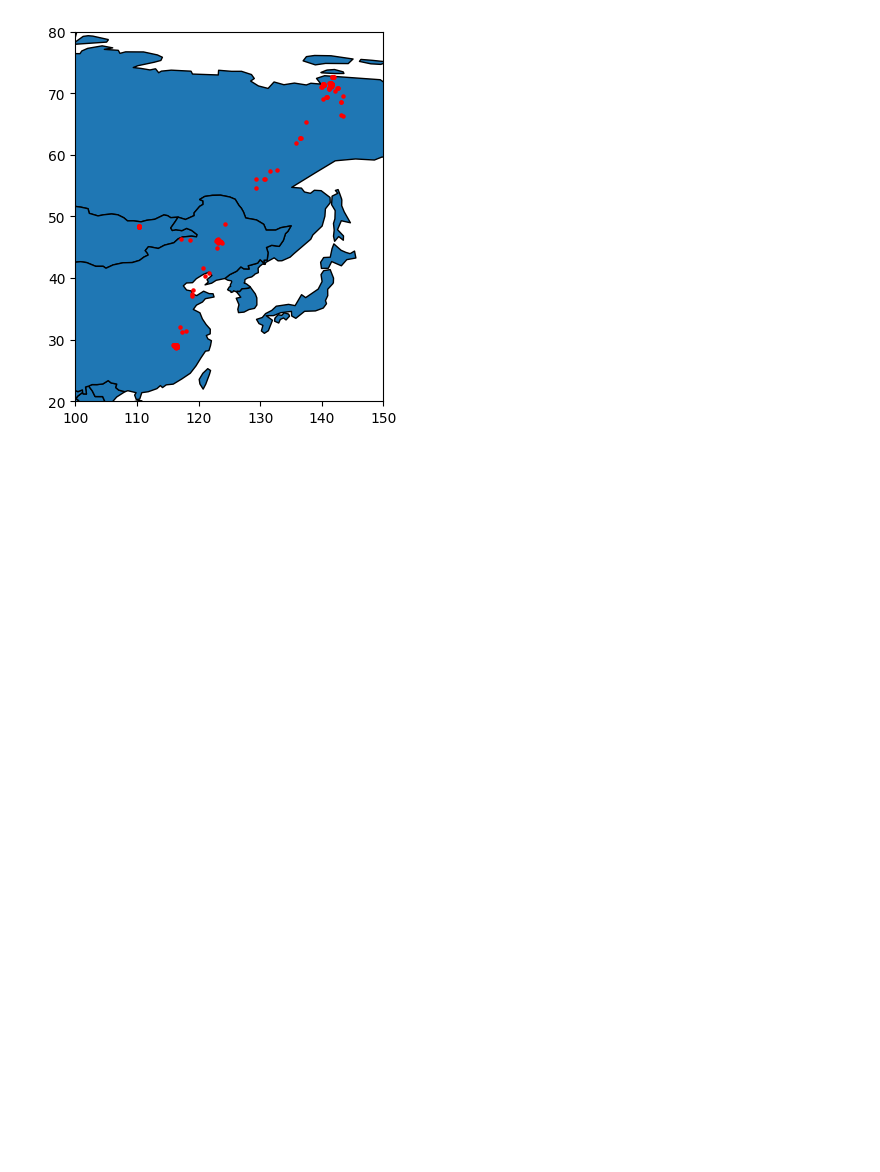
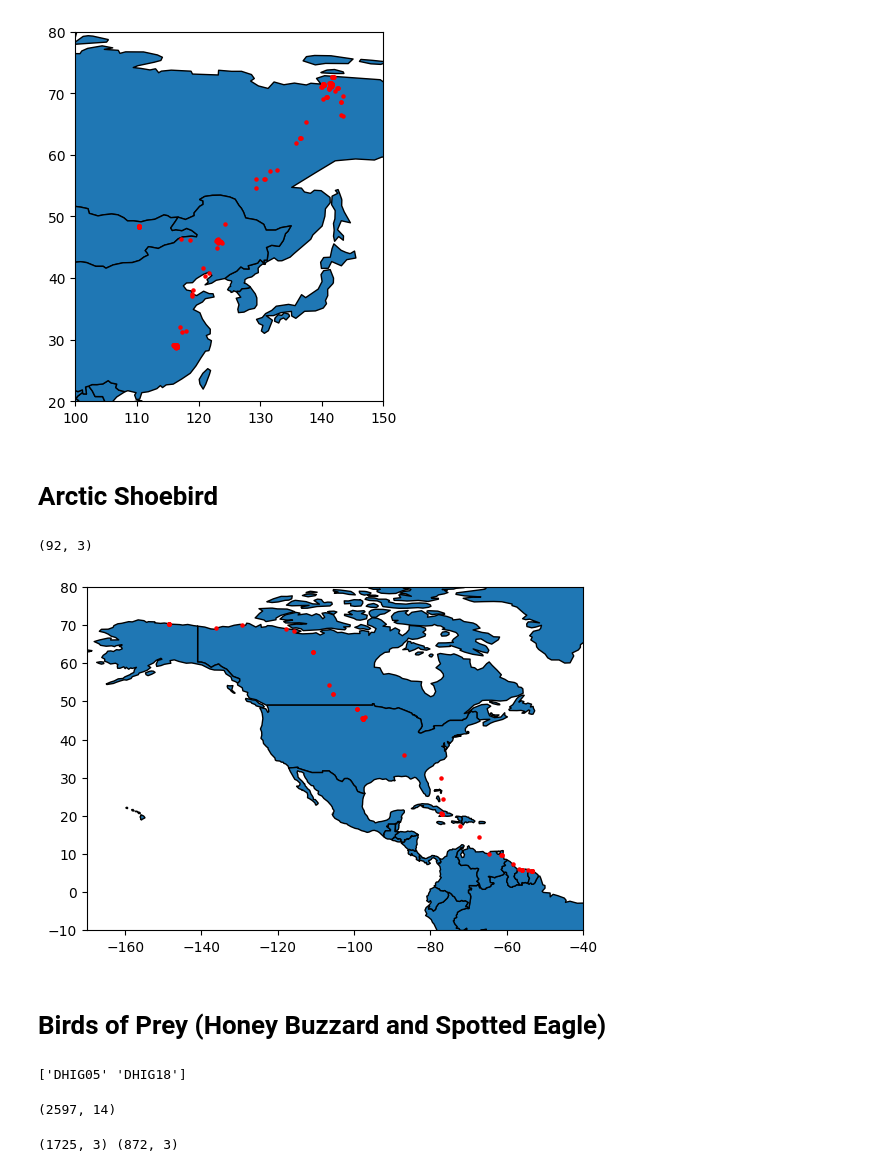
Before and after one commit to YYashraj/Bird-MIgration-Network, a Jupyter notebook: Just Some Exploration/Movebank/construct.ipynb, the cells around one changed output. Saved outputs shown, nothing was run; the diff lists cells and outputs as text; code cells hidden in the pictures; blank space fills up the shorter version.

Commit message:
BirdsOfPrey added

```diff
--- a/Just Some Exploration/Movebank/construct.ipynb
+++ b/Just Some Exploration/Movebank/construct.ipynb
@@ -257,3 +257,22 @@ plt.show()
 # %%
 file_path = os.path.join(folder_path, "Siberian-Crane.csv")
 df_sibcrane.to_csv(file_path, index=False)
+# %% [markdown]
+# Arctic Shoebird
+# %%
+df_shoebird = pd.read_csv('Arctic shorebird migration tracking study - Semipalmated Sandpiper.csv')
+df_shoebird = df_shoebird[['timestamp', 'location-long', 'location-lat']]
+df_shoebird.shape
+# %% [output]
+(92, 3)
+# %%
+gdf = gpd.GeoDataFrame(df_shoebird, geometry=gpd.points_from_xy(df_shoebird['location-long'], df_shoebird['location-lat']))
+world = gpd.read_file(gpd.datasets.get_path('naturalearth_lowres'))
+base = world.plot(edgecolor='black')
+gdf.plot(ax=base, marker='o', color='red', markersize=5)
+
+plt.xlim(-170, -40)
+plt.ylim(-10, 80)
+plt.show()
+# %% [output]
+[figure, added]
@@ -259,0 +283,18 @@ df_sibcrane.to_csv(file_path, index=False)
+# %% [markdown]
+# Birds of Prey (Honey Buzzard and Spotted Eagle)
+# %%
+df_bop = pd.read_csv('Birds of prey Lithuania GPS 2014.csv')
+print(df_bop['tag-local-identifier'].unique())
+df_bop.shape
+# %% [output]
+['DHIG05' 'DHIG18']
+(2597, 14)
+# %%
+df_buz = df_bop[df_bop['tag-local-identifier'] == "DHIG05"]
+df_eag = df_bop[df_bop['tag-local-identifier'] == "DHIG18"]
+df_buz = df_buz[['timestamp', 'location-long', 'location-lat']]
+df_eag = df_eag[['timestamp', 'location-long', 'location-lat']]
+
+print( df_buz.shape , df_eag.shape )
+# %% [output]
+(1725, 3) (872, 3)
```
Also changed, not shown: parts of 10 cells of this notebook, 4 other files.
